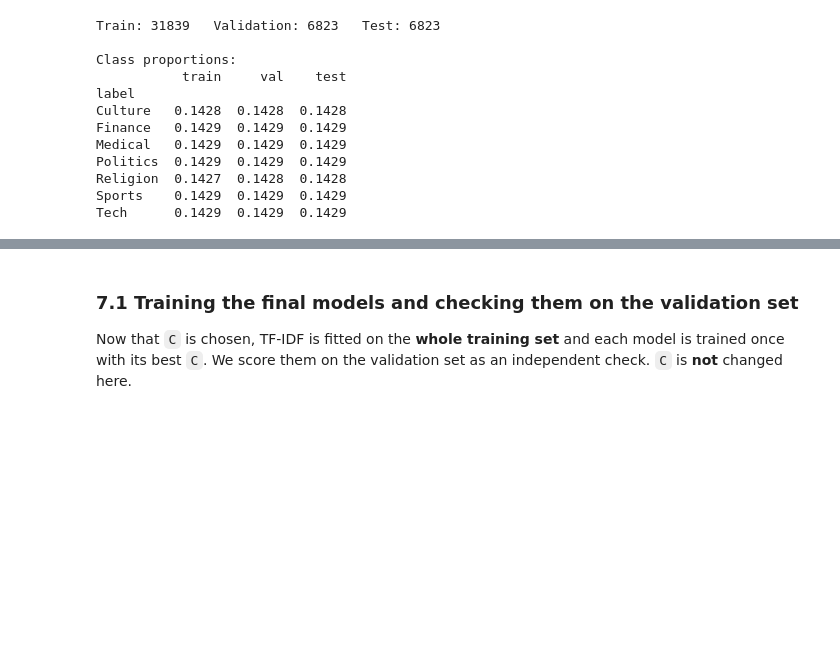
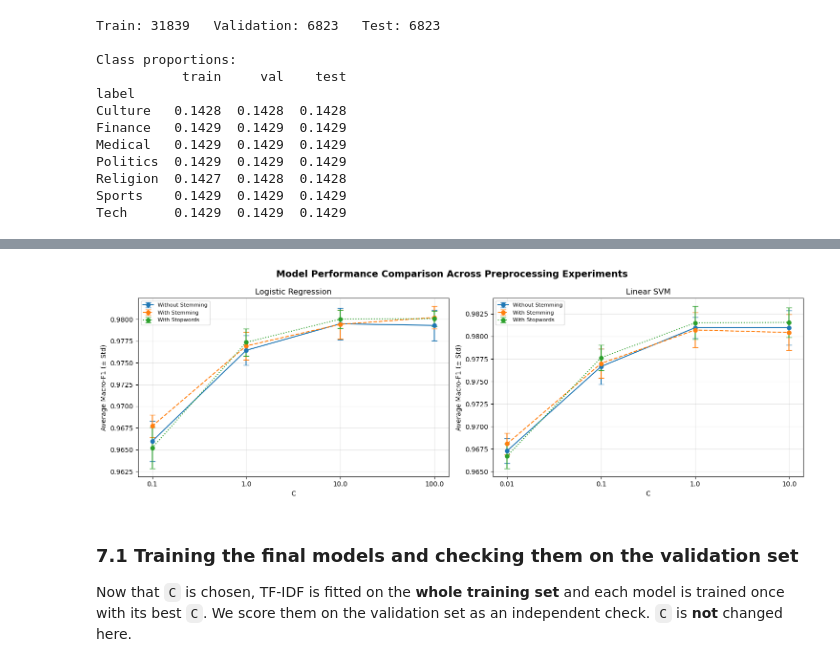
Before and after one commit to boranberry/ML-UNI_-project, a Jupyter notebook: Part 3 text model/Arabic_News_Classification(Text).ipynb, the cells around one changed output, grey strips where cells are left out. Drawn from its saved outputs; the diff is of its cells as text; code cells hidden in the pictures; blank space fills up the shorter version.

```diff
--- a/Part 3 text model/Arabic_News_Classification(Text).ipynb
+++ b/Part 3 text model/Arabic_News_Classification(Text).ipynb
@@ -522,16 +631,0 @@ training(df, "With Stemming")
-# %%
-fig, axes = plt.subplots(1, 2, figsize=(12, 4))
-
-axes[0].errorbar([str(c) for c in C_values_lr], lr_mean, yerr=lr_std, marker="o", capsize=4)
-axes[0].set_title("Logistic Regression")
-
-axes[1].errorbar([str(c) for c in C_values_svm], svm_mean, yerr=svm_std, marker="o", capsize=4)
-axes[1].set_title("Linear SVM")
-
-for ax in axes:
-    ax.set_xlabel("C")
-    ax.set_ylabel("Average macro-F1 (± std over folds)")
-    ax.grid(alpha=0.3)
-
-plt.tight_layout()
-plt.show()
@@ -540,3 +727,46 @@ plt.show()
+# %%
+experiments = {
+    "Without Stemming": "-",
+    "With Stemming": "--",
+    "With Stopwords": ":"
+}
+
+fig, axes = plt.subplots(1, 2, figsize=(15, 5))
+
+fig.suptitle("Model Performance Comparison Across Preprocessing Experiments",
+             fontsize=14, fontweight="bold")
+
+models_names = ["Logistic Regression", "Linear SVM"]
+
+for ax, model_name in zip(axes, models_names):
+
+    for experiment_name, line_style in experiments.items():
+
+        results = experiment_results[experiment_name]["models"][model_name]
+
+        mean_scores = results["mean_cv_scores"]
+        std_scores = results["std_scores"]
+
+        ax.errorbar(
+            mean_scores.index.astype(str),
+            mean_scores.values,
+            yerr=std_scores.values,
+            marker="o",
+            linestyle=line_style,
+            capsize=4,
+            label=experiment_name
+        )
+
+    ax.set_title(model_name)
+    ax.set_xlabel("C")
+    ax.set_ylabel("Average Macro-F1 (± Std)")
+    ax.grid(alpha=0.3)
+    ax.legend(fontsize=8)
+
+plt.tight_layout()
+plt.show()
+# %% [output]
+[figure, added]
 # %% [markdown]
 ### 7.1 Training the final models and checking them on the validation set
 
```
Also changed, not shown: parts of 20 cells of this notebook.
